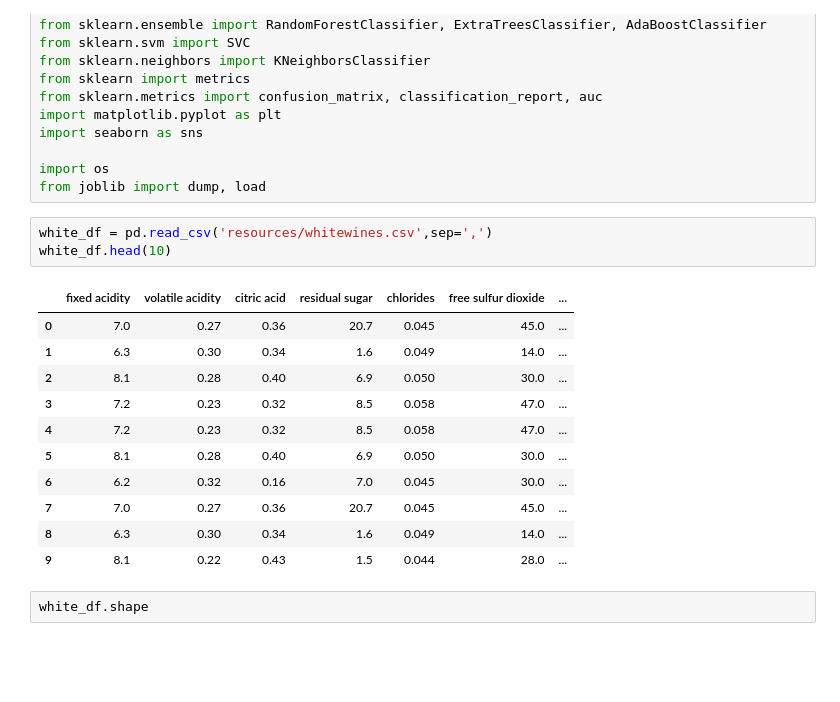
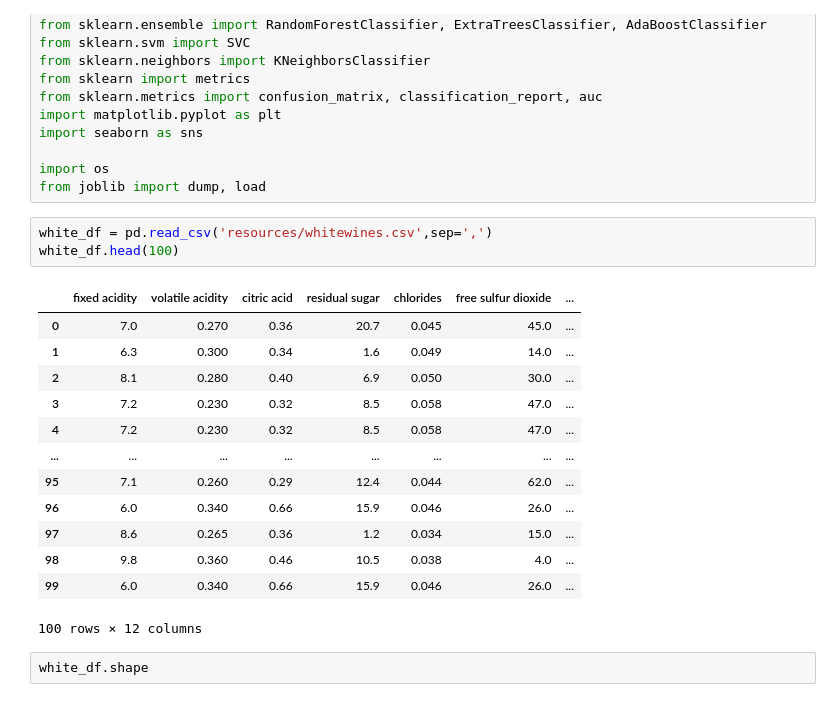
Before and after one commit to Mbutler22/Wine-Physiochemical-Analysis, a Jupyter notebook: white_wine_ML.ipynb, the cells around one changed output. Cells and saved outputs as stored; diff of their text form; blank space fills up the shorter version.

```diff
--- a/white_wine_ML.ipynb
+++ b/white_wine_ML.ipynb
@@ -21,19 +21,21 @@ import os
 from joblib import dump, load
 # %%
 white_df = pd.read_csv('resources/whitewines.csv',sep=',')
-white_df.head(10)
+white_df.head(100)
 # %% [output]
 |  | fixed acidity | volatile acidity | citric acid | residual sugar | chlorides | free sulfur dioxide | ... |
-| 0 | 7.0 | 0.27 | 0.36 | 20.7 | 0.045 | 45.0 | ... |
-| 1 | 6.3 | 0.30 | 0.34 | 1.6 | 0.049 | 14.0 | ... |
-| 2 | 8.1 | 0.28 | 0.40 | 6.9 | 0.050 | 30.0 | ... |
-| 3 | 7.2 | 0.23 | 0.32 | 8.5 | 0.058 | 47.0 | ... |
-| 4 | 7.2 | 0.23 | 0.32 | 8.5 | 0.058 | 47.0 | ... |
-| 5 | 8.1 | 0.28 | 0.40 | 6.9 | 0.050 | 30.0 | ... |
-| 6 | 6.2 | 0.32 | 0.16 | 7.0 | 0.045 | 30.0 | ... |
-| 7 | 7.0 | 0.27 | 0.36 | 20.7 | 0.045 | 45.0 | ... |
-| 8 | 6.3 | 0.30 | 0.34 | 1.6 | 0.049 | 14.0 | ... |
-| 9 | 8.1 | 0.22 | 0.43 | 1.5 | 0.044 | 28.0 | ... |
+| 0 | 7.0 | 0.270 | 0.36 | 20.7 | 0.045 | 45.0 | ... |
+| 1 | 6.3 | 0.300 | 0.34 | 1.6 | 0.049 | 14.0 | ... |
+| 2 | 8.1 | 0.280 | 0.40 | 6.9 | 0.050 | 30.0 | ... |
+| 3 | 7.2 | 0.230 | 0.32 | 8.5 | 0.058 | 47.0 | ... |
+| 4 | 7.2 | 0.230 | 0.32 | 8.5 | 0.058 | 47.0 | ... |
+| ... | ... | ... | ... | ... | ... | ... | ... |
+| 95 | 7.1 | 0.260 | 0.29 | 12.4 | 0.044 | 62.0 | ... |
+| 96 | 6.0 | 0.340 | 0.66 | 15.9 | 0.046 | 26.0 | ... |
+| 97 | 8.6 | 0.265 | 0.36 | 1.2 | 0.034 | 15.0 | ... |
+| 98 | 9.8 | 0.360 | 0.46 | 10.5 | 0.038 | 4.0 | ... |
+| 99 | 6.0 | 0.340 | 0.66 | 15.9 | 0.046 | 26.0 | ... |
+100 rows × 12 columns
 # %%
 white_df.shape
 # %% [output]
```
Also changed, not shown: parts of 28 cells of this notebook, 2 other files.
